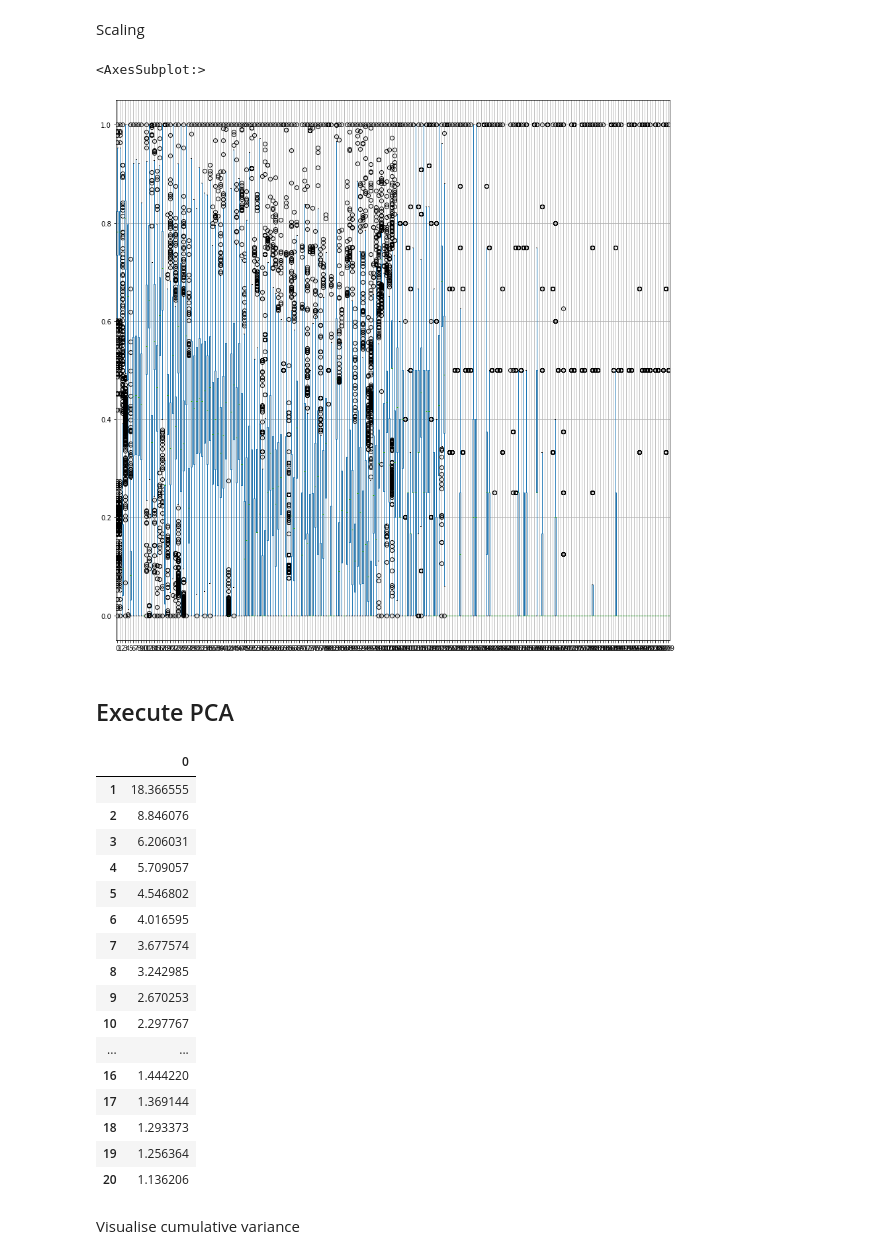
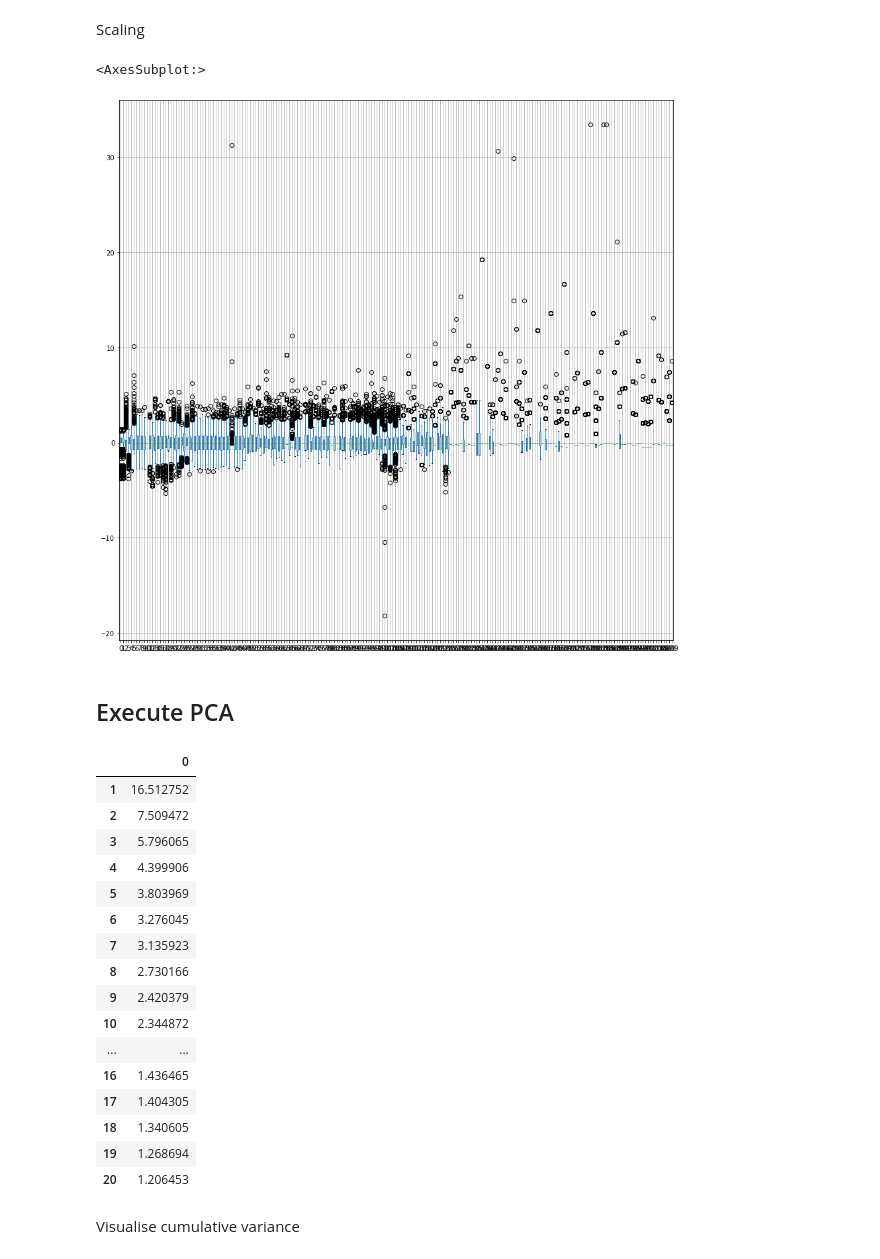
Before and after one commit to dicky-2002/Adv.-Programming-Group-Assignment, a Jupyter notebook: PCA_assignment4.ipynb, the cells around one changed output. Saved outputs shown, nothing was run; the diff lists cells and outputs as text; code cells hidden in the pictures.

```diff
--- a/PCA_assignment4.ipynb
+++ b/PCA_assignment4.ipynb
@@ -82,13 +82,13 @@ descriptor_data.head()
 # %% [markdown]
 Scaling
 # %%
-scaling=MinMaxScaler()
+scaling=StandardScaler()
 scaling.fit(descriptor_data)
 Scaled_data=scaling.transform(descriptor_data)
 pd.DataFrame(Scaled_data).boxplot(figsize=(15,15))
 # %% [output]
 <AxesSubplot:>
-[figure, old version]
+[figure, new version]
 # %% [markdown]
 ## Execute PCA
 # %%
@@ -99,22 +99,22 @@ variances.index+=1
 variances.head(20)
 # %% [output]
 |  | 0 |
-| 1 | 18.366555 |
-| 2 | 8.846076 |
-| 3 | 6.206031 |
-| 4 | 5.709057 |
-| 5 | 4.546802 |
-| 6 | 4.016595 |
-| 7 | 3.677574 |
-| 8 | 3.242985 |
-| 9 | 2.670253 |
-| 10 | 2.297767 |
+| 1 | 16.512752 |
+| 2 | 7.509472 |
+| 3 | 5.796065 |
+| 4 | 4.399906 |
+| 5 | 3.803969 |
+| 6 | 3.276045 |
+| 7 | 3.135923 |
+| 8 | 2.730166 |
+| 9 | 2.420379 |
+| 10 | 2.344872 |
 | ... | ... |
-| 16 | 1.444220 |
-| 17 | 1.369144 |
-| 18 | 1.293373 |
-| 19 | 1.256364 |
-| 20 | 1.136206 |
+| 16 | 1.436465 |
+| 17 | 1.404305 |
+| 18 | 1.340605 |
+| 19 | 1.268694 |
+| 20 | 1.206453 |
 # %% [markdown]
 Visualise cumulative variance
 # %%
```
Also changed, not shown: parts of 9 cells of this notebook, 2 other files.
